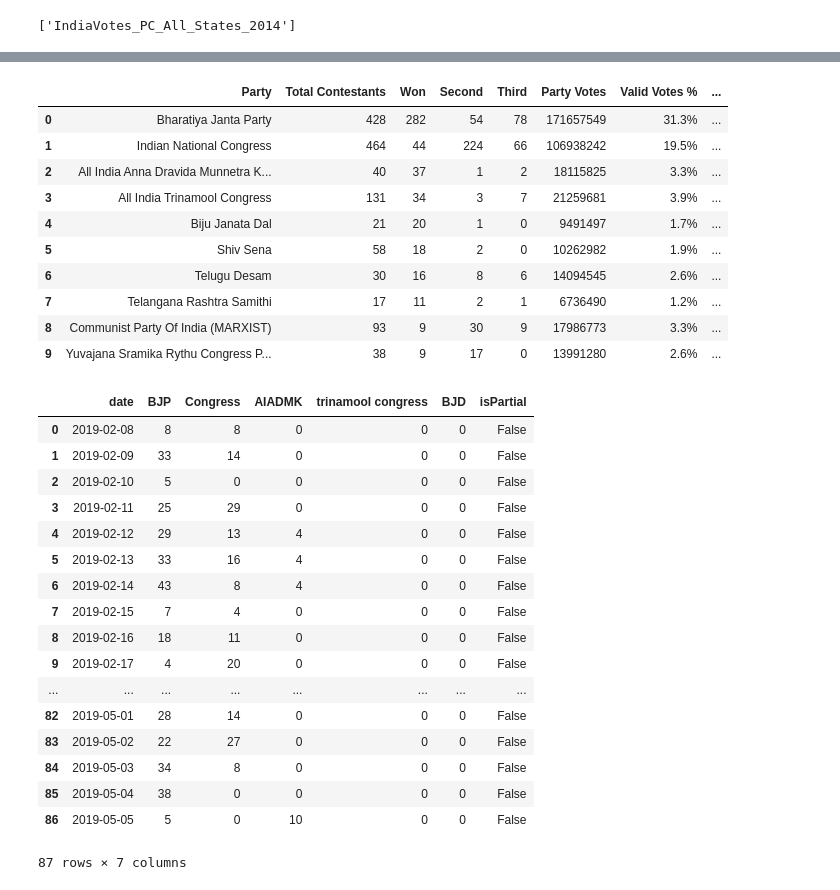
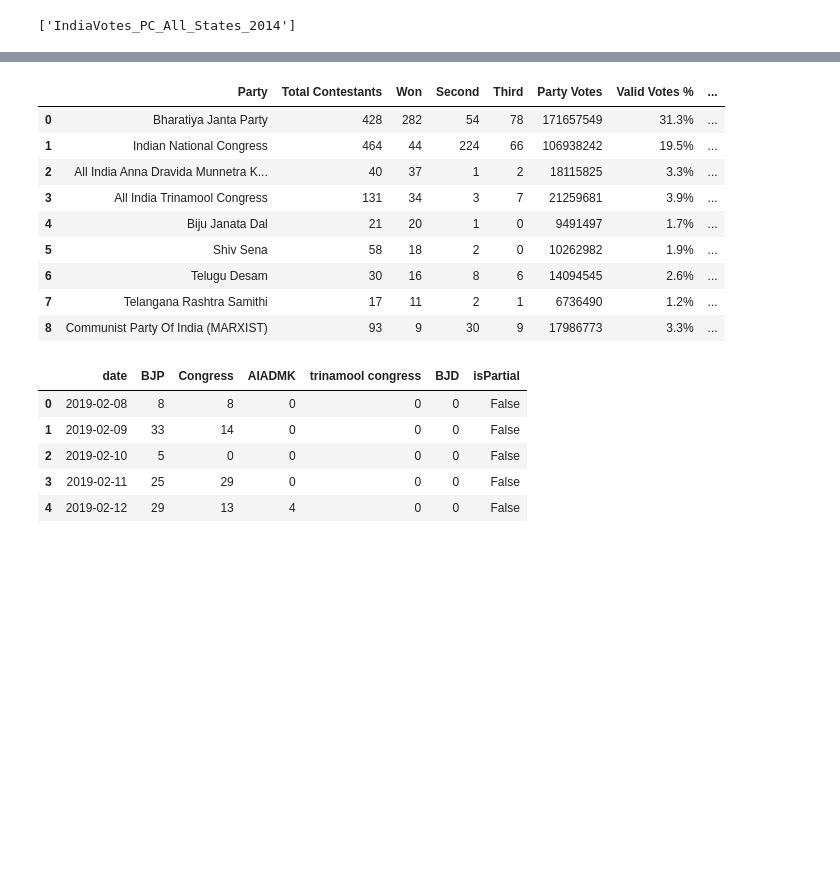
Before and after one commit to andrewmark1/IndiaGeneralElection, a Jupyter notebook: IndianGeneralElection2014.ipynb, the cells around one changed output, grey strips where cells are left out. Cells and saved outputs as stored; diff of their text form; code cells hidden in the pictures; blank space fills up the shorter version.

```diff
--- a/IndianGeneralElection2014.ipynb
+++ b/IndianGeneralElection2014.ipynb
@@ -38,7 +38,7 @@ from pytrends.request import TrendReq # Pseudo API for Google Trends (https://py
 # %%
 partysummary = os.path.join('output','PartySummary.csv')
 df = pd.read_csv(partysummary)
-df.head(10)
+df.head(9)
 # %% [output]
 |  | Party | Total Contestants | Won | Second | Third | Party Votes | Valid Votes % | ... |
 | 0 | Bharatiya Janta Party | 428 | 282 | 54 | 78 | 171657549 | 31.3% | ... |
@@ -50,34 +50,21 @@ df.head(10)
 | 6 | Telugu Desam | 30 | 16 | 8 | 6 | 14094545 | 2.6% | ... |
 | 7 | Telangana Rashtra Samithi | 17 | 11 | 2 | 1 | 6736490 | 1.2% | ... |
 | 8 | Communist Party Of India (MARXIST) | 93 | 9 | 30 | 9 | 17986773 | 3.3% | ... |
-| 9 | Yuvajana Sramika Rythu Congress P... | 38 | 9 | 17 | 0 | 13991280 | 2.6% | ... |
 # %%
 pytrends = TrendReq(hl='en-US', tz=360)
 queries_list = ['BJP', 'Congress', 'AIADMK', 'trinamool congress', 'BJD']
 queries_list
 pytrends.build_payload(queries_list, timeframe='today 3-m', geo='IN', gprop='news')
 Party_group1 = pytrends.interest_over_time()
 Party_group1.reset_index(level=0, inplace=True)
-Party_group1
+Party_group1.head()
 # %% [output]
 |  | date | BJP | Congress | AIADMK | trinamool congress | BJD | isPartial |
 | 0 | 2019-02-08 | 8 | 8 | 0 | 0 | 0 | False |
 | 1 | 2019-02-09 | 33 | 14 | 0 | 0 | 0 | False |
 | 2 | 2019-02-10 | 5 | 0 | 0 | 0 | 0 | False |
 | 3 | 2019-02-11 | 25 | 29 | 0 | 0 | 0 | False |
 | 4 | 2019-02-12 | 29 | 13 | 4 | 0 | 0 | False |
-| 5 | 2019-02-13 | 33 | 16 | 4 | 0 | 0 | False |
-| 6 | 2019-02-14 | 43 | 8 | 4 | 0 | 0 | False |
-| 7 | 2019-02-15 | 7 | 4 | 0 | 0 | 0 | False |
-| 8 | 2019-02-16 | 18 | 11 | 0 | 0 | 0 | False |
-| 9 | 2019-02-17 | 4 | 20 | 0 | 0 | 0 | False |
-| ... | ... | ... | ... | ... | ... | ... | ... |
-| 82 | 2019-05-01 | 28 | 14 | 0 | 0 | 0 | False |
-| 83 | 2019-05-02 | 22 | 27 | 0 | 0 | 0 | False |
-| 84 | 2019-05-03 | 34 | 8 | 0 | 0 | 0 | False |
-| 85 | 2019-05-04 | 38 | 0 | 0 | 0 | 0 | False |
-| 86 | 2019-05-05 | 5 | 0 | 10 | 0 | 0 | False |
-87 rows × 7 columns
 # %%
 pytrends = TrendReq(hl='en-US', tz=360)
 queries_list = ['shiv sena', 'Telugu desam', 'TRS', 'communist']
```
Also changed, not shown: parts of 6 cells of this notebook, 2 other files.
